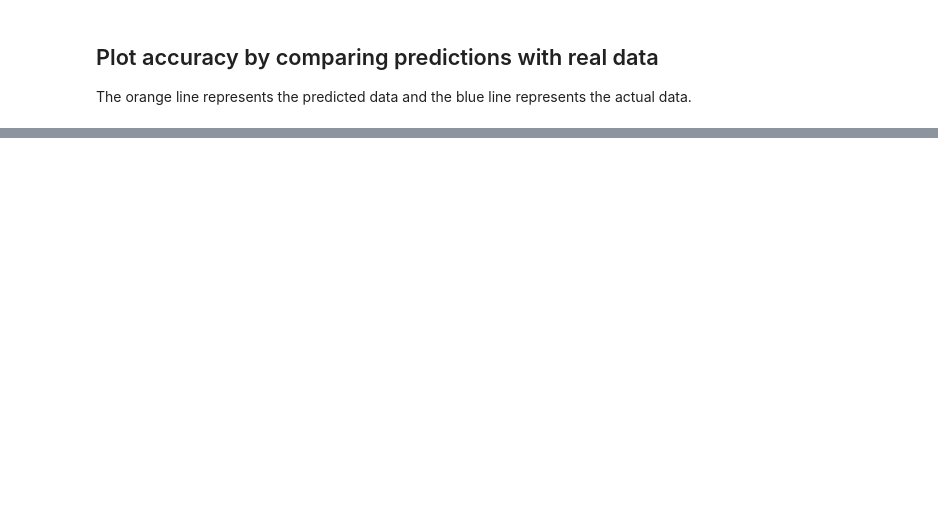
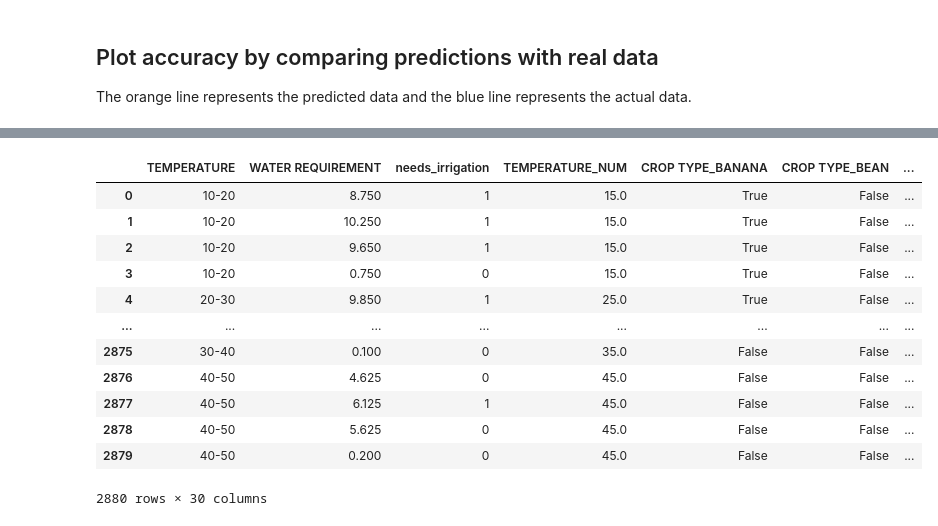
Before and after one commit to megaminding/machine_learning_research, a Jupyter notebook: posts/Environmental Machine Learning Project/index.ipynb, the cells around one changed output, grey strips where cells are left out. Saved outputs shown, nothing was run; the diff lists cells and outputs as text; code cells hidden in the pictures; blank space fills up the shorter version.

```diff
--- a/posts/Environmental Machine Learning Project/index.ipynb
+++ b/posts/Environmental Machine Learning Project/index.ipynb
@@ -1296,0 +1353,7 @@ plt.show()
+# %%
+import pandas as pd
+from sklearn.model_selection import train_test_split
+
+df = pd.read_csv('DATASET - Sheet1.csv')
+
+df
@@ -1296,0 +1381,27 @@ plt.show()
+# %%
+def temp_to_num(temp_range):
+    low, high = temp_range.split('-')
+    return (float(low) + float(high)) / 2
+
+df['TEMPERATURE_NUM'] = df['TEMPERATURE'].apply(temp_to_num)
+
+df_encoded = pd.get_dummies(df, columns=['CROP TYPE', 'SOIL TYPE', 'REGION', 'WEATHER CONDITION'])
+
+median_req = df['WATER REQUIREMENT'].median()
+df_encoded['needs_irrigation'] = (df['WATER REQUIREMENT'] > median_req).astype(int)
+
+df_encoded
+# %% [output]
+|  | TEMPERATURE | WATER REQUIREMENT | needs_irrigation | TEMPERATURE_NUM | CROP TYPE_BANANA | CROP TYPE_BEAN | ... |
+| 0 | 10-20 | 8.750 | 1 | 15.0 | True | False | ... |
+| 1 | 10-20 | 10.250 | 1 | 15.0 | True | False | ... |
+| 2 | 10-20 | 9.650 | 1 | 15.0 | True | False | ... |
+| 3 | 10-20 | 0.750 | 0 | 15.0 | True | False | ... |
+| 4 | 20-30 | 9.850 | 1 | 25.0 | True | False | ... |
+| ... | ... | ... | ... | ... | ... | ... | ... |
+| 2875 | 30-40 | 0.100 | 0 | 35.0 | False | False | ... |
+| 2876 | 40-50 | 4.625 | 0 | 45.0 | False | False | ... |
+| 2877 | 40-50 | 6.125 | 1 | 45.0 | False | False | ... |
+| 2878 | 40-50 | 5.625 | 0 | 45.0 | False | False | ... |
+| 2879 | 40-50 | 0.200 | 0 | 45.0 | False | False | ... |
+2880 rows × 30 columns
```
Also changed, not shown: parts of 38 cells of this notebook, 19 other files.
